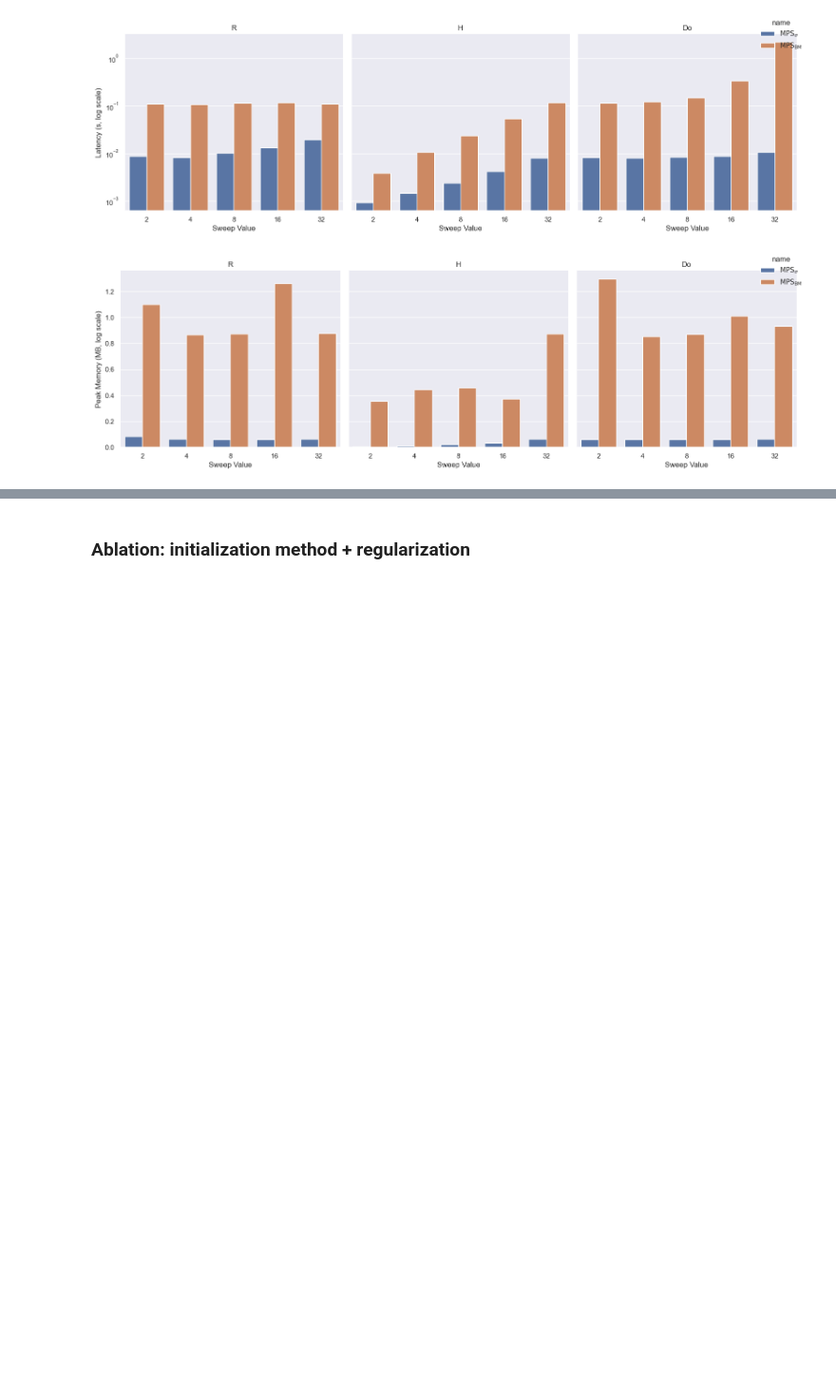
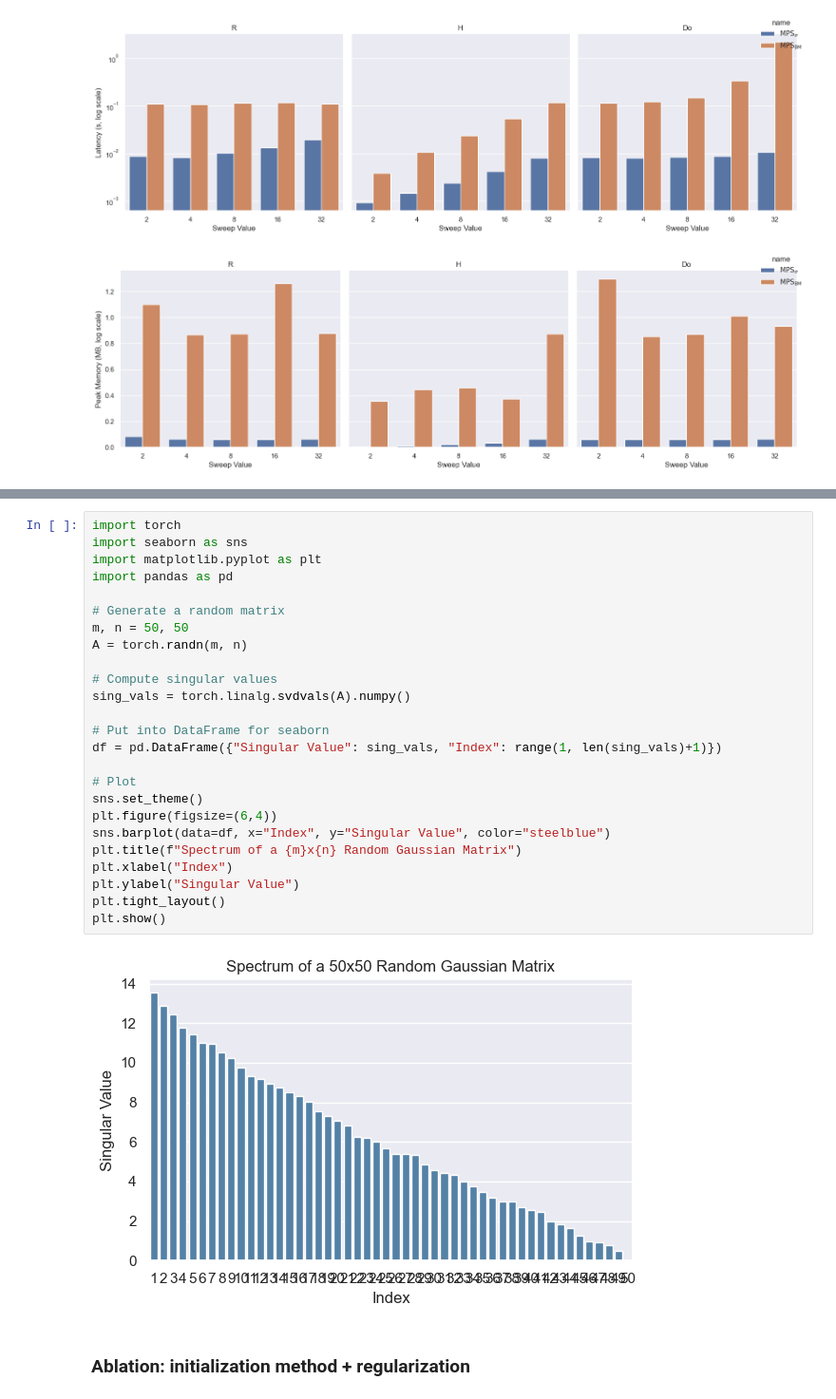
Before and after one commit to marawangamal/ptn, a Jupyter notebook: scripts/results.ipynb, the cells around one changed output, grey strips where cells are left out. Shown at 95% size. Drawn from its saved outputs; the diff is of its cells as text; blank space fills up the shorter version.

```diff
--- a/scripts/results.ipynb
+++ b/scripts/results.ipynb
@@ -711,3 +777,30 @@ for Do in [2, 4, 8, 16, 32]:
+# %%
+import torch
+import seaborn as sns
+import matplotlib.pyplot as plt
+import pandas as pd
+
+# Generate a random matrix
+m, n = 50, 50
+A = torch.randn(m, n)
+
+# Compute singular values
+sing_vals = torch.linalg.svdvals(A).numpy()
+
+# Put into DataFrame for seaborn
+df = pd.DataFrame({"Singular Value": sing_vals, "Index": range(1, len(sing_vals)+1)})
+
+# Plot
+sns.set_theme()
+plt.figure(figsize=(6,4))
+sns.barplot(data=df, x="Index", y="Singular Value", color="steelblue")
+plt.title(f"Spectrum of a {m}x{n} Random Gaussian Matrix")
+plt.xlabel("Index")
+plt.ylabel("Singular Value")
+plt.tight_layout()
+plt.show()
+# %% [output]
+[figure, added]
 # %% [markdown]
 ### Ablation: initialization method + regularization
 # %%
```
Also changed, not shown: parts of 5 cells of this notebook, 2 other files.
